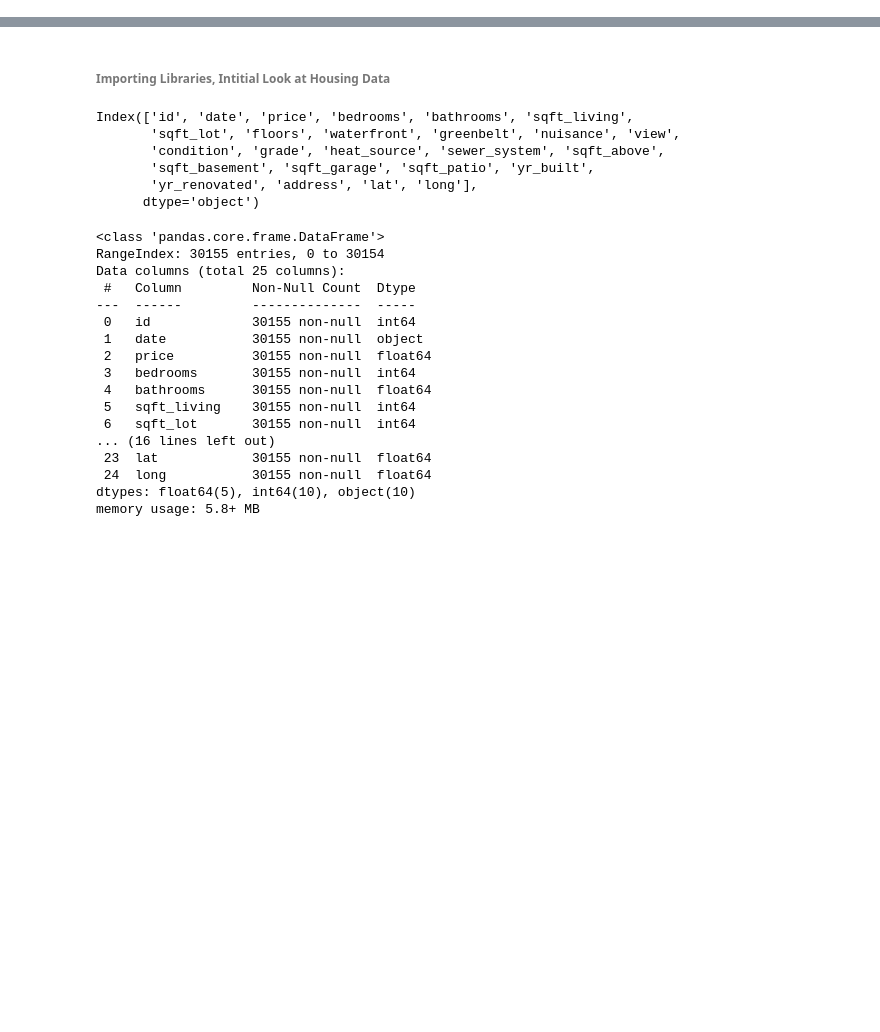
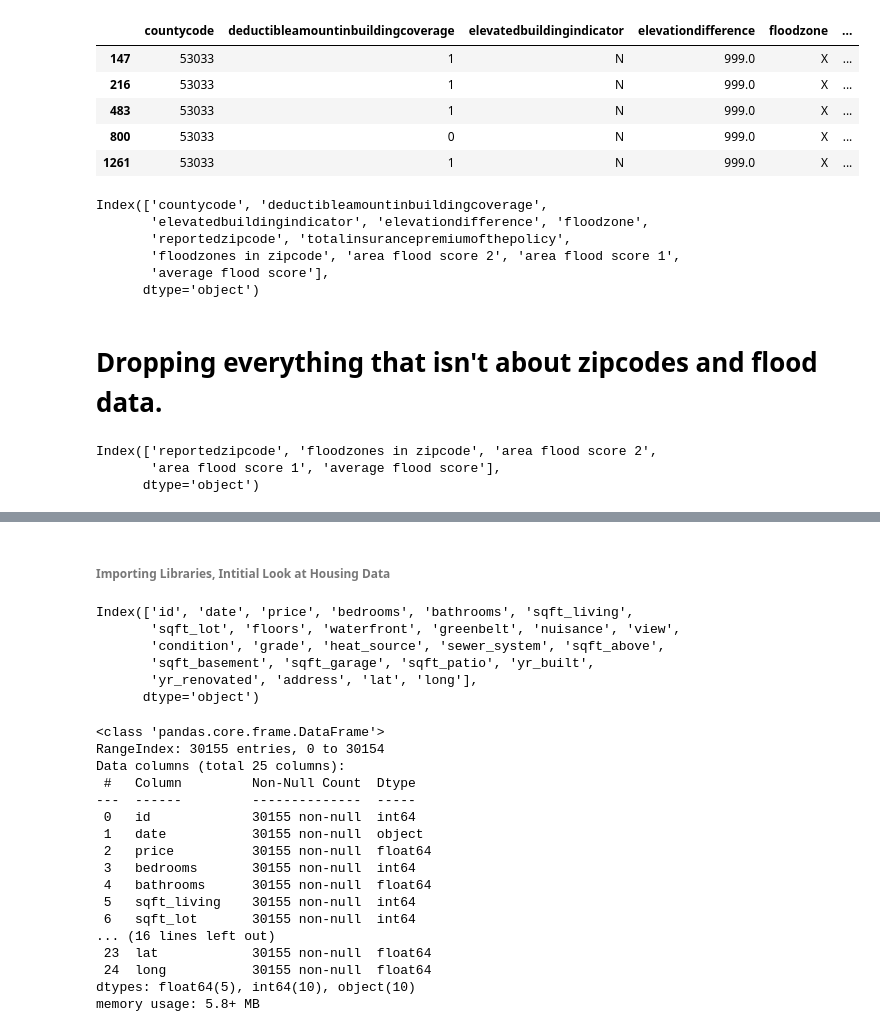
Before and after one commit to Lou-Hines/Housing_Prices_and_Flood_Risk, a Jupyter notebook: Hines-EDA/EDA-Hines-1.ipynb, the cells around one changed output, grey strips where cells are left out. Cells and saved outputs as stored; diff of their text form; code cells hidden in the pictures; blank space fills up the shorter version.

```diff
--- a/Hines-EDA/EDA-Hines-1.ipynb
+++ b/Hines-EDA/EDA-Hines-1.ipynb
@@ -2,0 +163,7 @@
+# %%
+unique_values = sorted(set(value for sublist in flood_dict.values() for value in sublist))
+dict_keys = list(unique_values)
+dict_values = [3,3,3,3,3,3,3,3,3,3,3,3,3,3,3,3,3,2,1,1,3,1]
+score_dict_2 = dict(zip(dict_keys, dict_values))
+
+score_dict_2
@@ -2,0 +188,26 @@
+# %%
+flood_data['area flood score 1'] = flood_data['floodzones in zipcode'].apply(lambda x: [score_dict_1[val] for val in x]).apply(lambda x: sum(x) / len(x))
+# %%
+flood_data['area flood score 2'] = flood_data['floodzones in zipcode'].apply(lambda x: [score_dict_2[val] for val in x]).apply(lambda x: sum(x) / len(x))
+# %%
+flood_data['average flood score'] = (flood_data['area flood score 1'] + flood_data['area flood score 2']) / 2
+# %%
+flood_data.head()
+# %% [output]
+|  | countycode | deductibleamountinbuildingcoverage | elevatedbuildingindicator | elevationdifference | floodzone | ... |
+| 147 | 53033 | 1 | N | 999.0 | X | ... |
+| 216 | 53033 | 1 | N | 999.0 | X | ... |
+| 483 | 53033 | 1 | N | 999.0 | X | ... |
+| 800 | 53033 | 0 | N | 999.0 | X | ... |
+| 1261 | 53033 | 1 | N | 999.0 | X | ... |
+# %%
+flood_data.columns
+# %% [output]
+Index(['countycode', 'deductibleamountinbuildingcoverage',
+       'elevatedbuildingindicator', 'elevationdifference', 'floodzone',
+       'reportedzipcode', 'totalinsurancepremiumofthepolicy',
+       'floodzones in zipcode', 'area flood score 2', 'area flood score 1',
+       'average flood score'],
+      dtype='object')
+# %% [markdown]
+# Dropping everything that isn't about zipcodes and flood data.
@@ -2,0 +216,6 @@
+# %%
+flood_data.columns
+# %% [output]
+Index(['reportedzipcode', 'floodzones in zipcode', 'area flood score 2',
+       'area flood score 1', 'average flood score'],
+      dtype='object')
```
Also changed, not shown: parts of 26 cells of this notebook, 4 other files.
